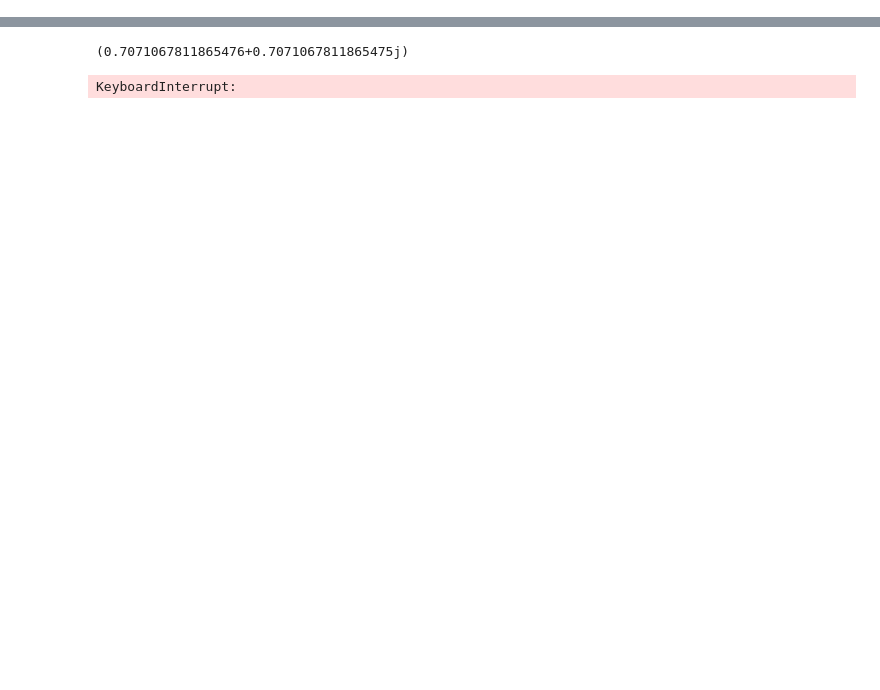
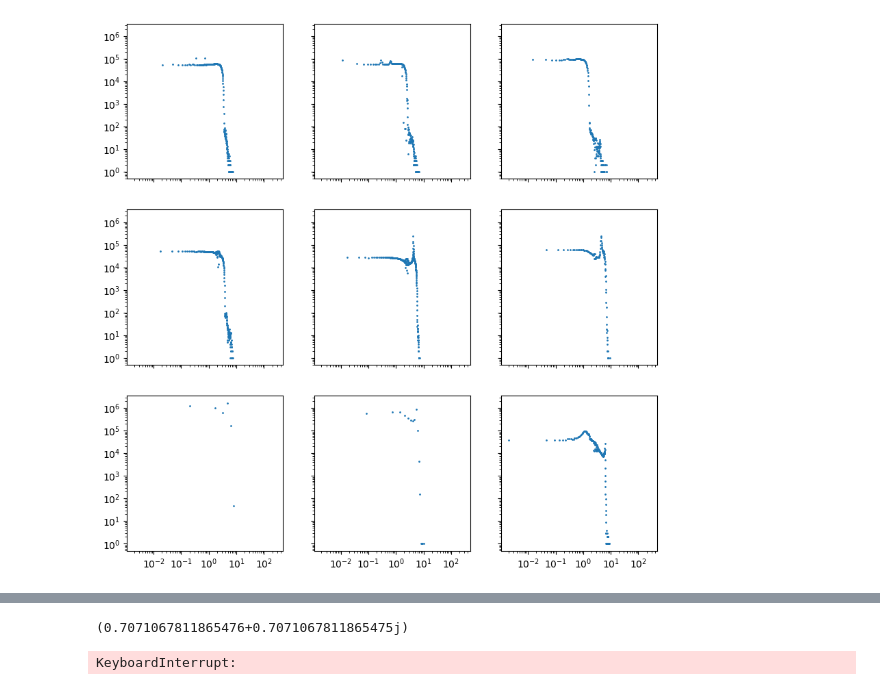
Before and after one commit to FabianHelmberger/Master_project, a Jupyter notebook: thimbles/drift_hist_gaussian_dens_mod.ipynb, the cells around one changed output, grey strips where cells are left out. Saved outputs shown, nothing was run; the diff lists cells and outputs as text; code cells hidden in the pictures; blank space fills up the shorter version.

```diff
--- a/thimbles/drift_hist_gaussian_dens_mod.ipynb
+++ b/thimbles/drift_hist_gaussian_dens_mod.ipynb
@@ -172,0 +206,31 @@ for idx_sig, sigma in enumerate(sigma_vals):
+# %%
+fig, axes = plt.subplots(3, 3, figsize=(10, 10), sharex=True, sharey=True)
+
+axes = axes.flatten()
+for sigma, ax in zip(sigma_vals, axes):
+    # ax.set_xlim(-3, 3)
+    # ax.set_ylim(-0.4, 0.4)
+
+    file = f'sim_data/gaussian_mod_histogram_sigmaa{np.round(np.abs(sigma), 3)}_sigmap{np.round(np.angle(sigma), 3)}_lamba{np.abs(interaction)}_mmod{mass_modification}_r{pullback}.npz'
+    data = np.load(file)
+    hist = data['histograms'][0]
+    edges_x = data['edges_x'][0]
+    edges_y = data['edges_y'][0]
+    x_centers = (edges_x[:-1] + edges_x[1:]) / 2
+    y_centers = (edges_y[:-1] + edges_y[1:]) / 2
+    X, Y = np.meshgrid(x_centers, y_centers)
+    Z = X + 1j * Y  # Complex grid
+
+    U_values = drift_func(Z, sigma=sigma, lamb=interaction, pullback=pullback, mass_modification=mass_modification)
+    u_min, u_max, num_bins = U_values.min(), U_values.max(), 300
+    u_bins = np.linspace(u_min, u_max, bins)
+    u_centers = 0.5 * (u_bins[:-1] + u_bins[1:])  # Bin centers
+
+    U_values_flat = U_values.flatten()
+    heatmap_flat = hist.flatten()
+    hist, _ = np.histogram(U_values_flat.ravel(), bins=u_bins, weights=heatmap_flat.ravel())
+    ax.scatter(u_centers, hist, s = 1)
+    ax.set_xscale('log')
+    ax.set_yscale('log')
+# %% [output]
+[figure, added]
```
Also changed, not shown: parts of 10 cells of this notebook, 1 other file.
